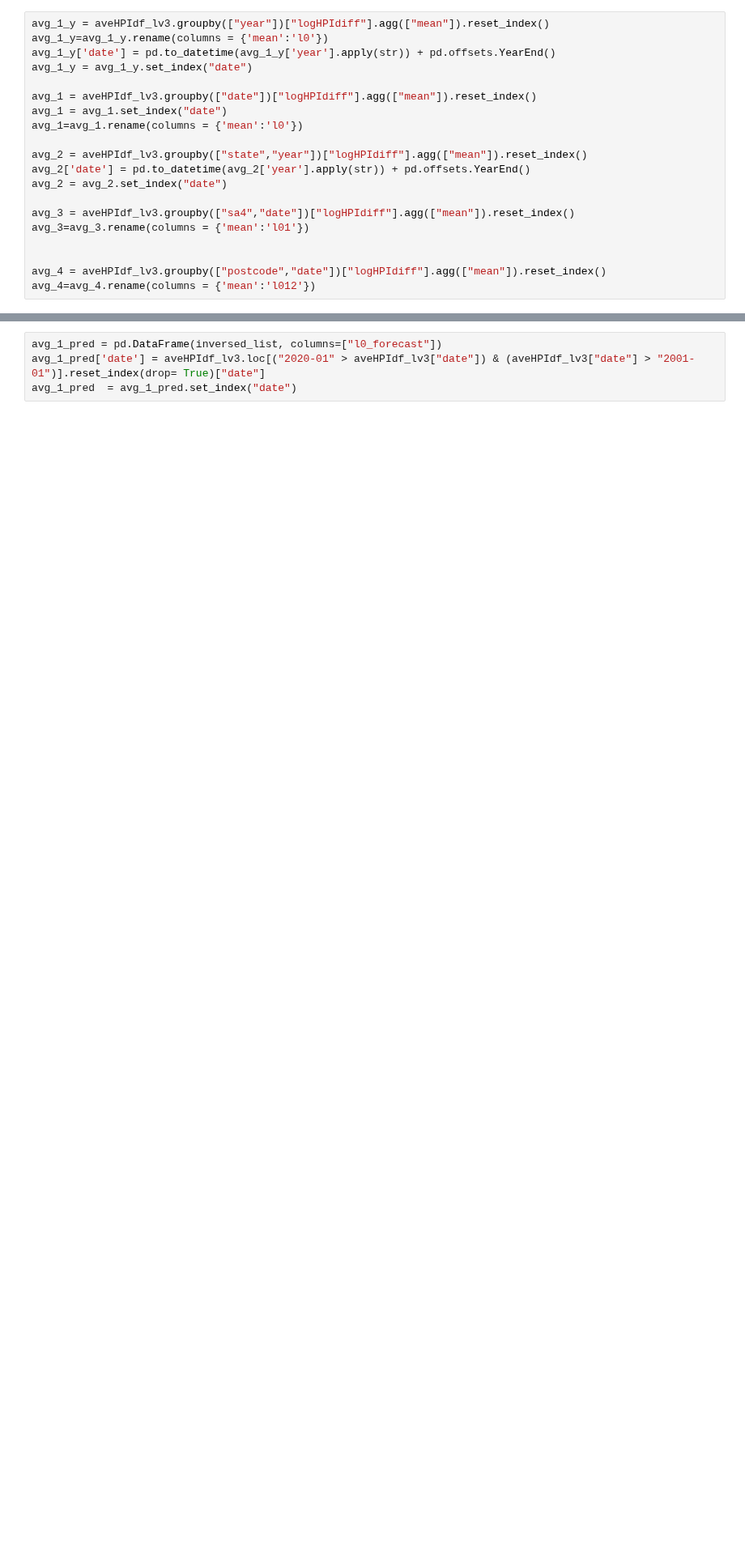
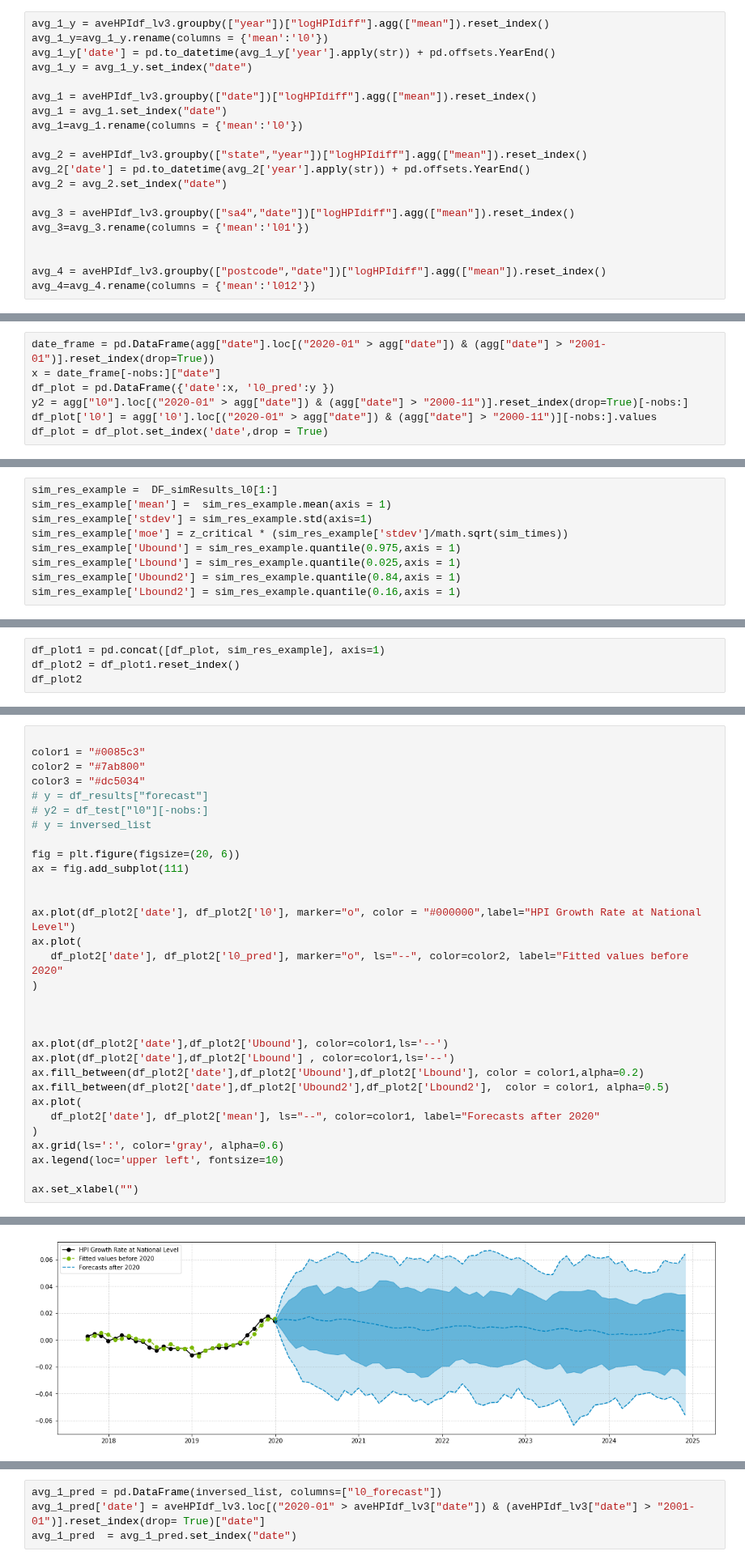
Before and after one commit to LyuLingfeng95/PhDProject1, a Jupyter notebook: Project1_p4.ipynb, the cells around one changed output, grey strips where cells are left out. Shown at 81% size. Drawn from its saved outputs; the diff is of its cells as text; blank space fills up the shorter version.

```diff
--- a/Project1_p4.ipynb
+++ b/Project1_p4.ipynb
@@ -903,0 +976,7 @@ start_point_l0 =  start_point
+# %%
+date_frame = pd.DataFrame(agg["date"].loc[("2020-01" > agg["date"]) & (agg["date"] > "2001-01")].reset_index(drop=True))
+x = date_frame[-nobs:]["date"]
+df_plot = pd.DataFrame({'date':x, 'l0_pred':y })
+y2 = agg["l0"].loc[("2020-01" > agg["date"]) & (agg["date"] > "2000-11")].reset_index(drop=True)[-nobs:]
+df_plot['l0'] = agg['l0'].loc[("2020-01" > agg["date"]) & (agg["date"] > "2000-11")][-nobs:].values
+df_plot = df_plot.set_index('date',drop = True)
@@ -903,0 +1050,9 @@ start_point_l0 =  start_point
+# %%
+sim_res_example =  DF_simResults_l0[1:]
+sim_res_example['mean'] =  sim_res_example.mean(axis = 1)
+sim_res_example['stdev'] = sim_res_example.std(axis=1)
+sim_res_example['moe'] = z_critical * (sim_res_example['stdev']/math.sqrt(sim_times))
+sim_res_example['Ubound'] = sim_res_example.quantile(0.975,axis = 1)
+sim_res_example['Lbound'] = sim_res_example.quantile(0.025,axis = 1)
+sim_res_example['Ubound2'] = sim_res_example.quantile(0.84,axis = 1)
+sim_res_example['Lbound2'] = sim_res_example.quantile(0.16,axis = 1)
@@ -903,0 +1065,4 @@ start_point_l0 =  start_point
+# %%
+df_plot1 = pd.concat([df_plot, sim_res_example], axis=1)
+df_plot2 = df_plot1.reset_index()
+df_plot2
@@ -903,0 +1111,32 @@ start_point_l0 =  start_point
+# %%
+
+color1 = "#0085c3"
+color2 = "#7ab800"
+color3 = "#dc5034"
+# y = df_results["forecast"]
+# y2 = df_test["l0"][-nobs:]
+# y = inversed_list
+
+fig = plt.figure(figsize=(20, 6))
+ax = fig.add_subplot(111)
+
+
+ax.plot(df_plot2['date'], df_plot2['l0'], marker="o", color = "#000000",label="HPI Growth Rate at National Level")
+ax.plot(
+   df_plot2['date'], df_plot2['l0_pred'], marker="o", ls="--", color=color2, label="Fitted values before 2020"
+)
+
+
+
+ax.plot(df_plot2['date'],df_plot2['Ubound'], color=color1,ls='--')
+ax.plot(df_plot2['date'],df_plot2['Lbound'] , color=color1,ls='--')
+ax.fill_between(df_plot2['date'],df_plot2['Ubound'],df_plot2['Lbound'], color = color1,alpha=0.2)
+ax.fill_between(df_plot2['date'],df_plot2['Ubound2'],df_plot2['Lbound2'],  color = color1, alpha=0.5)
+ax.plot(
+   df_plot2['date'], df_plot2['mean'], ls="--", color=color1, label="Forecasts after 2020"
+)
+ax.grid(ls=':', color='gray', alpha=0.6)
+ax.legend(loc='upper left', fontsize=10)
+
+ax.set_xlabel("")
+# %% [output]
@@ -903,0 +1144 @@ start_point_l0 =  start_point
+[figure, added]
```
Also changed, not shown: parts of 28 cells of this notebook.
